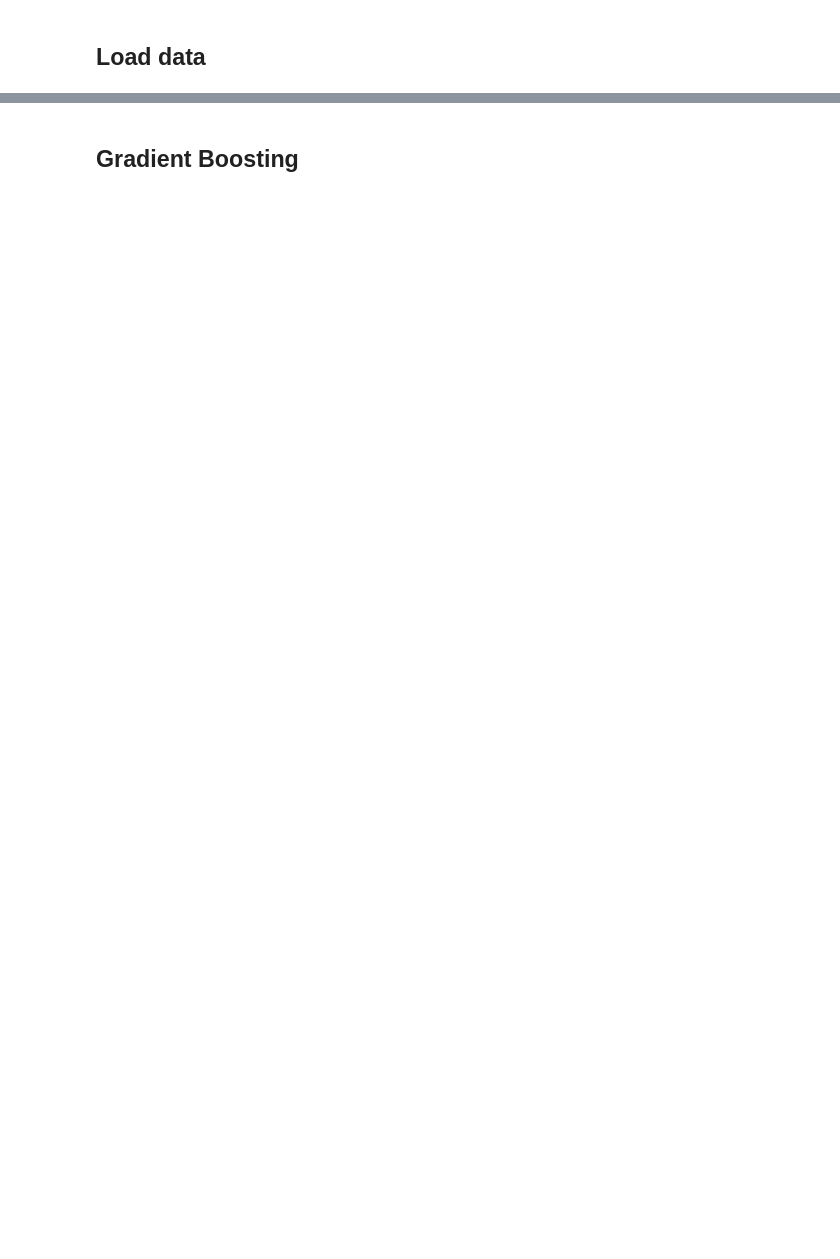
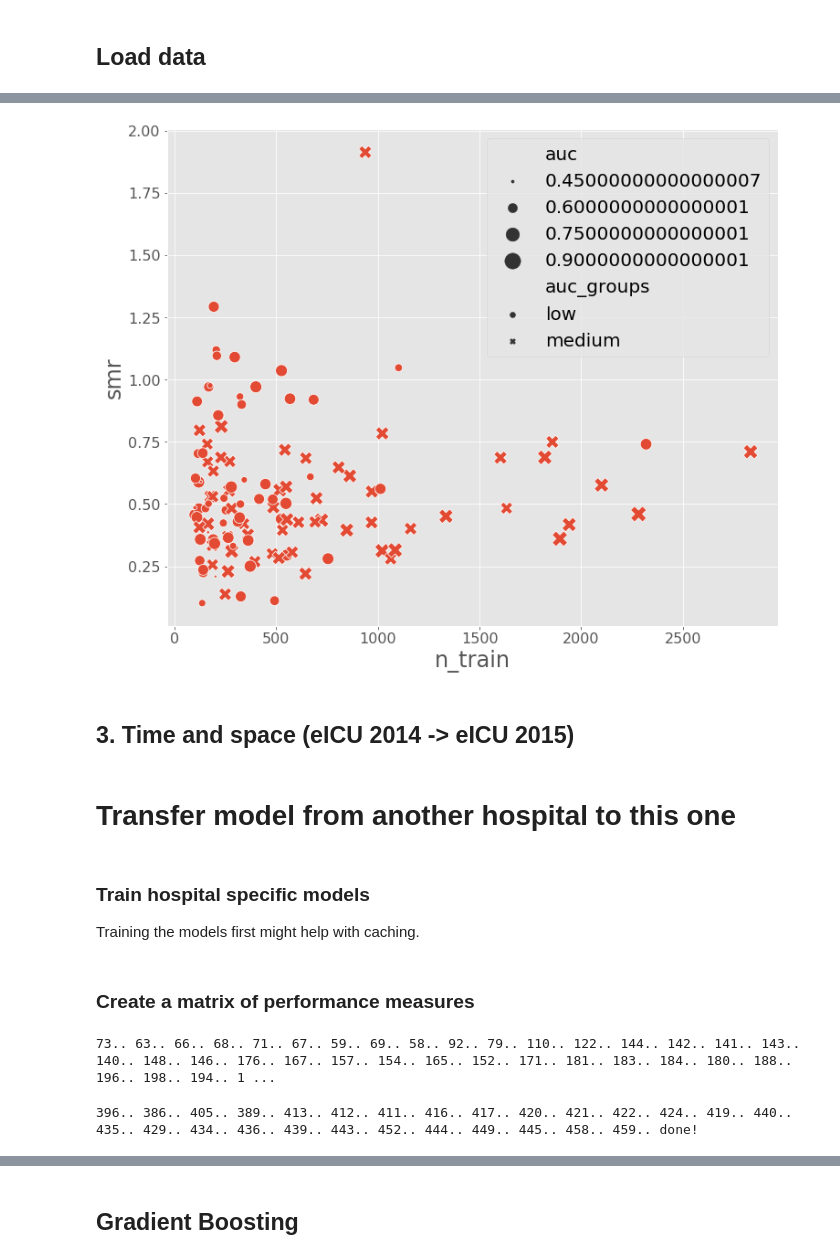
Before and after one commit to alistairewj/icu-model-transfer, a Jupyter notebook: evaluate-model.ipynb, the cells around one changed output, grey strips where cells are left out. Cells and saved outputs as stored; diff of their text form; code cells hidden in the pictures; blank space fills up the shorter version.

```diff
--- a/evaluate-model.ipynb
+++ b/evaluate-model.ipynb
@@ -113,0 +180,15 @@ else:
+# %%
+# training dataframe
+df_train = df_mimic.loc[df_mimic['hospitalid']==0, :]
+df_test = df_mimic.loc[df_mimic['hospitalid']==1, :]
+
+# define features
+features = [x for x in df_mimic.columns if x not in ['hospitalid', 'death', 'hosp_los', 'ventdays']]
+
+mdl = train_model(df_train, target='death', features=features)
+prob = predict_with_model(mdl, df_test, target='death', features=features)
+perf = evaluate_predictions(prob, df_test, target='death')
+
+print('Train on CareVue, evaluate on MetaVision.')
+for p in perf:
+    print('{:20s}: {}'.format(p, perf[p]))
@@ -113,0 +258,28 @@ else:
+# %%
+# plot different symbols based on performance
+ranges = {'low': [0, 0.7],
+         'medium': [0.7, 0.9],
+         'high': [0.9, 1.0]}
+
+styles = ['x', 's', 'o', 'd']
+results['auc_groups'] = 'low'
+
+for i, rlbl in enumerate(ranges):
+    r = ranges[rlbl]
+    idx = (results['auc']>=r[0]) & (results['auc']<r[1])
+    results.loc[idx, 'auc_groups'] = rlbl
+
+plt.figure(figsize=[12,10])
+sns.scatterplot(data=results, style='auc_groups',
+                x='n_train', y='smr', size='auc', sizes=(10, 300))
+plt.show()
+# %% [output]
+[figure, added]
+# %% [markdown]
+## 3. Time and space (eICU 2014 -> eICU 2015)
+# %% [markdown]
+# Transfer model from another hospital to this one
+# %% [markdown]
+### Train hospital specific models
+
+Training the models first might help with caching.
@@ -113,0 +295,27 @@ else:
+# %% [markdown]
+### Create a matrix of performance measures
+# %%
+H = len(hospital_list)
+perf = np.zeros([H, H])
+
+for i, h in enumerate(hospital_list):
+    print('{}..'.format(h), end=' ')
+    mdl = mdls[h]
+    for j, h2 in enumerate(hospital_list):
+        df_test = df_eicu.loc[df_eicu['hospitalid']==h2, :]
+
+        prob = predict_with_model(mdl, df_test, target='death', features=features)
+        p = evaluate_predictions(prob, df_test, target='death')
+
+        perf[i, j] = p['auc']
+
+print('done!')
+
+# turn into dataframe
+perf = pd.DataFrame(perf, columns=hospital_list, index=hospital_list)
+perf.sort_index(inplace=True)
+cols = perf.index.values
+perf = perf[cols]
+# %% [output]
+73.. 63.. 66.. 68.. 71.. 67.. 59.. 69.. 58.. 92.. 79.. 110.. 122.. 144.. 142.. 141.. 143.. 140.. 148.. 146.. 176.. 167.. 157.. 154.. 165.. 152.. 171.. 181.. 183.. 184.. 180.. 188.. 196.. 198.. 194.. 1 ...
+396.. 386.. 405.. 389.. 413.. 412.. 411.. 416.. 417.. 420.. 421.. 422.. 424.. 419.. 440.. 435.. 429.. 434.. 436.. 439.. 443.. 452.. 444.. 449.. 445.. 458.. 459.. done!
```
Also changed, not shown: parts of 50 cells of this notebook.
